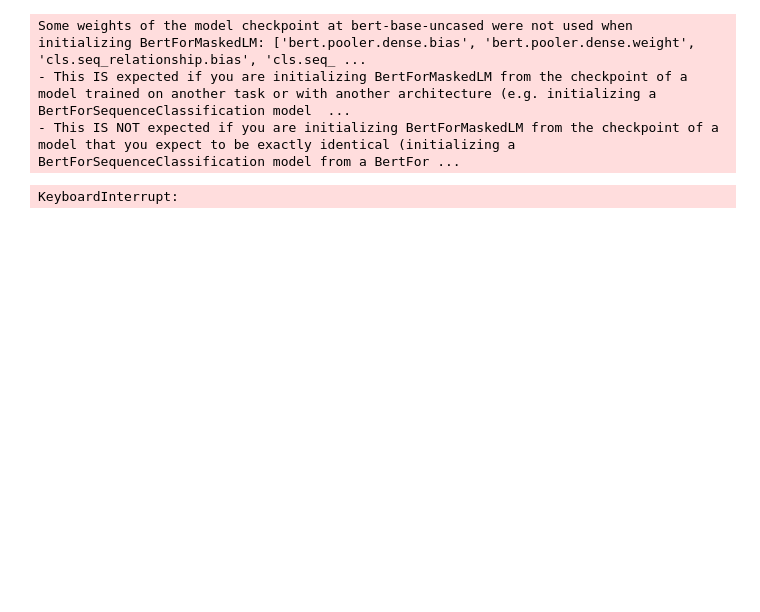
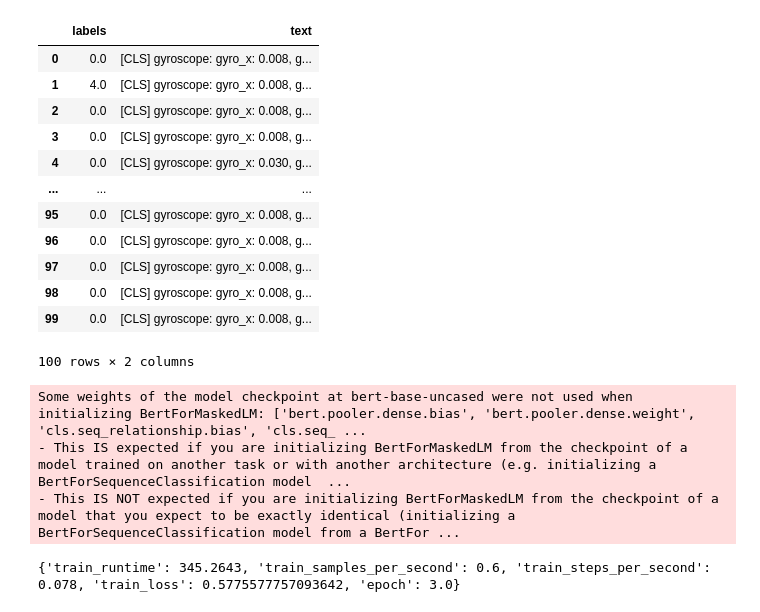
Before and after one commit to twotango/messenger, a Jupyter notebook: Research/Weeks/Week_14/14_4.ipynb, the cells around one changed output. Cells and saved outputs as stored; diff of their text form; code cells hidden in the pictures; blank space fills up the shorter version.

Commit message:
BERT

```diff
--- a/Research/Weeks/Week_14/14_4.ipynb
+++ b/Research/Weeks/Week_14/14_4.ipynb
@@ -5,0 +90,15 @@ pivot_data4 = pd.read_csv('/Users/emilkoch/Desktop/2Tango/messenger/Research/Wee
+# %%
+# Calculate the mean duration
+mean_duration = sensor_data['duration'].mean()
+
+# Define function to map duration values to descriptions
+def map_duration(duration):
+    if duration > mean_duration:
+        return 'long'
+    elif duration < mean_duration:
+        return 'short'
+    else:
+        return 'moderate'
+
+# Apply the function row-wise to create the new column 'duration_name'
+sensor_data['duration_name'] = sensor_data['duration'].apply(map_duration)
@@ -5,0 +125,24 @@ pivot_data4 = pd.read_csv('/Users/emilkoch/Desktop/2Tango/messenger/Research/Wee
+# %%
+# Define function to map duration values to descriptions
+def map_accely(accel_y):
+    if accel_y > mean_accel_y:
+        return 'high'
+    elif accel_y < mean_accel_y:
+        return 'low'
+    else:
+        return 'medium'
+
+# Apply the function row-wise to create the new column 'duration_name'
+sensor_data['accel_y_name'] = sensor_data['accel_y'].apply(map_accely)
+# %%
+# Define function to map duration values to descriptions
+def map_accelz(accel_z):
+    if accel_z > mean_accel_z:
+        return 'high'
+    elif accel_z < mean_accel_z:
+        return 'low'
+    else:
+        return 'medium'
+
+# Apply the function row-wise to create the new column 'duration_name'
+sensor_data['accel_z_name'] = sensor_data['accel_z'].apply(map_accelz)
@@ -5,0 +218,18 @@ pivot_data4 = pd.read_csv('/Users/emilkoch/Desktop/2Tango/messenger/Research/Wee
+# %%
+subset = text_df.head(100)
+# %%
+subset
+# %% [output]
+|  | labels | text |
+| 0 | 0.0 | [CLS] gyroscope: gyro_x: 0.008, g... |
+| 1 | 4.0 | [CLS] gyroscope: gyro_x: 0.008, g... |
+| 2 | 0.0 | [CLS] gyroscope: gyro_x: 0.008, g... |
+| 3 | 0.0 | [CLS] gyroscope: gyro_x: 0.008, g... |
+| 4 | 0.0 | [CLS] gyroscope: gyro_x: 0.030, g... |
+| ... | ... | ... |
+| 95 | 0.0 | [CLS] gyroscope: gyro_x: 0.008, g... |
+| 96 | 0.0 | [CLS] gyroscope: gyro_x: 0.008, g... |
+| 97 | 0.0 | [CLS] gyroscope: gyro_x: 0.008, g... |
+| 98 | 0.0 | [CLS] gyroscope: gyro_x: 0.008, g... |
+| 99 | 0.0 | [CLS] gyroscope: gyro_x: 0.008, g... |
+100 rows × 2 columns
@@ -7,19 +241,6 @@ pivot_data4 = pd.read_csv('/Users/emilkoch/Desktop/2Tango/messenger/Research/Wee
 import torch
 import pandas as pd
 from transformers import BertTokenizer, BertForMaskedLM, TextDataset, DataCollatorForLanguageModeling, Trainer, TrainingArguments
-
-import pandas as pd
-from transformers import BertTokenizer, BertForMaskedLM, TextDataset, DataCollatorForLanguageModeling, Trainer, TrainingArguments
-
-# Load your pivot_data4 dataframe
-pivot_data4 = pd.read_csv('pivot_data4.csv')
-
-# Combine motion descriptions and duration names with MASK token
-encoded_data = pivot_data4['motion_description'] + ' [MASK] ' + pivot_data4['duration_name']
-
-# Save the encoded data to a text file
-encoded_data.to_csv('/Users/emilkoch/Desktop/2Tango/Data Files/Dataset_2_glasses/encoded_pivot_data4.txt', index=False, header=False)
-encoded_data = encoded_data.head(100)
 
 # Initialize tokenizer and model
 tokenizer = BertTokenizer.from_pretrained('bert-base-uncased')
@@ -28,7 +249,7 @@ model = BertForMaskedLM.from_pretrained("bert-base-uncased")
 # Tokenize and encode the training examples
 tokenized_datasets = TextDataset(
     tokenizer=tokenizer,
-    file_path="/Users/emilkoch/Desktop/2Tango/Data Files/Dataset_2_glasses/encoded_pivot_data4.txt",  # Path to the saved text file
+    file_path="/Users/emilkoch/Desktop/2Tango/messenger/Research/Weeks/Week_14/subset.csv",  # Path to the saved text file
     block_size=128,  # Specify the maximum sequence length
 )
 
@@ -41,7 +262,7 @@ data_collator = DataCollatorForLanguageModeling(
 training_args = TrainingArguments(
     output_dir="/Users/emilkoch/Desktop/2Tango/Data Files/Dataset_2_glasses/finetuned_bert",
     overwrite_output_dir=True,
-    num_train_epochs=1,
+    num_train_epochs=3,
     per_device_train_batch_size=8,
     save_steps=10_000,
     save_total_limit=2,
@@ -66,4 +287,4 @@ model.save_pretrained("/Users/emilkoch/Desktop/2Tango/Data Files/Dataset_2_glass
 Some weights of the model checkpoint at bert-base-uncased were not used when initializing BertForMaskedLM: ['bert.pooler.dense.bias', 'bert.pooler.dense.weight', 'cls.seq_relationship.bias', 'cls.seq_ ...
 - This IS expected if you are initializing BertForMaskedLM from the checkpoint of a model trained on another task or with another architecture (e.g. initializing a BertForSequenceClassification model  ...
 - This IS NOT expected if you are initializing BertForMaskedLM from the checkpoint of a model that you expect to be exactly identical (initializing a BertForSequenceClassification model from a BertFor ...
-KeyboardInterrupt:
+{'train_runtime': 345.2643, 'train_samples_per_second': 0.6, 'train_steps_per_second': 0.078, 'train_loss': 0.5775577757093642, 'epoch': 3.0}
```
Also changed, not shown: parts of 25 cells of this notebook, 8 other files.
